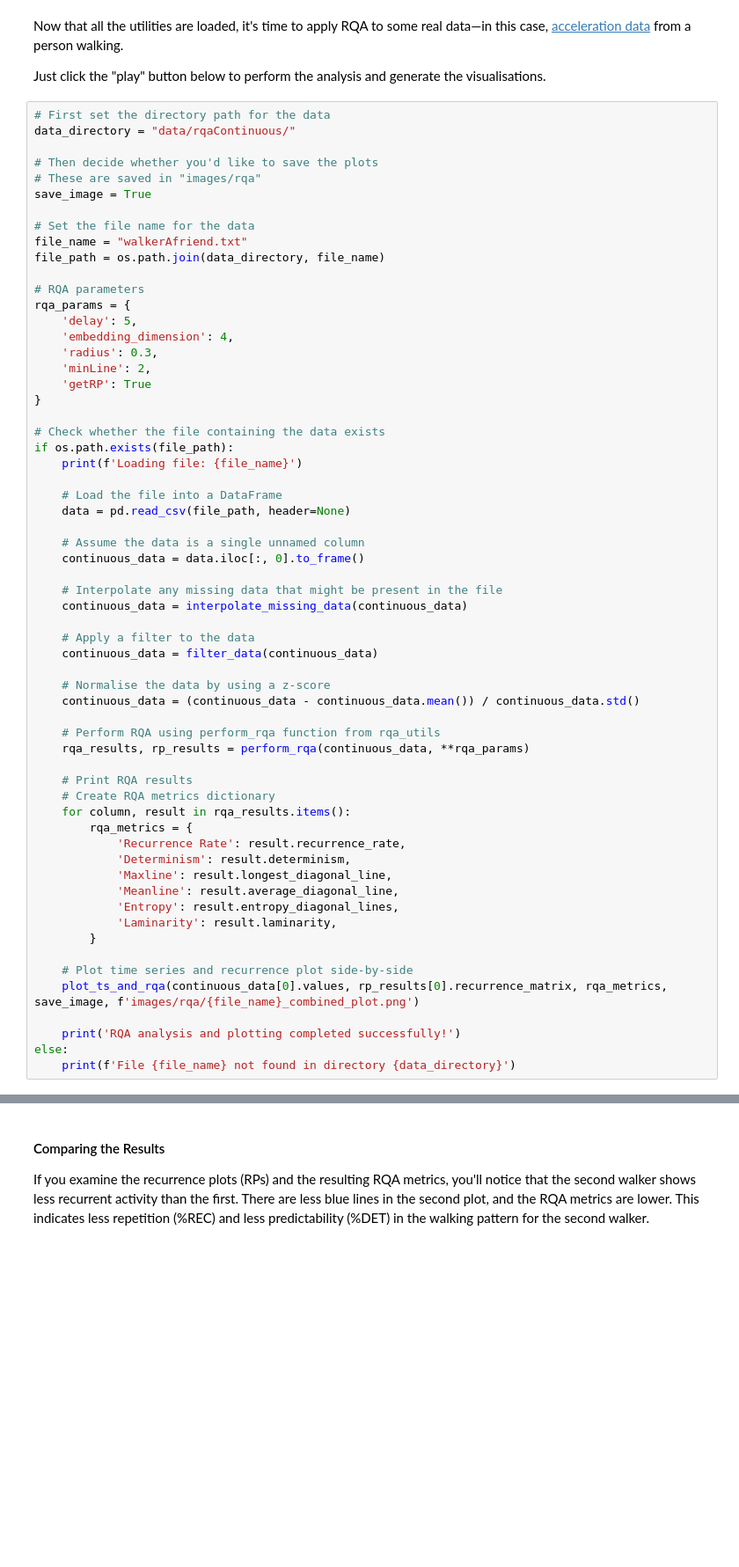
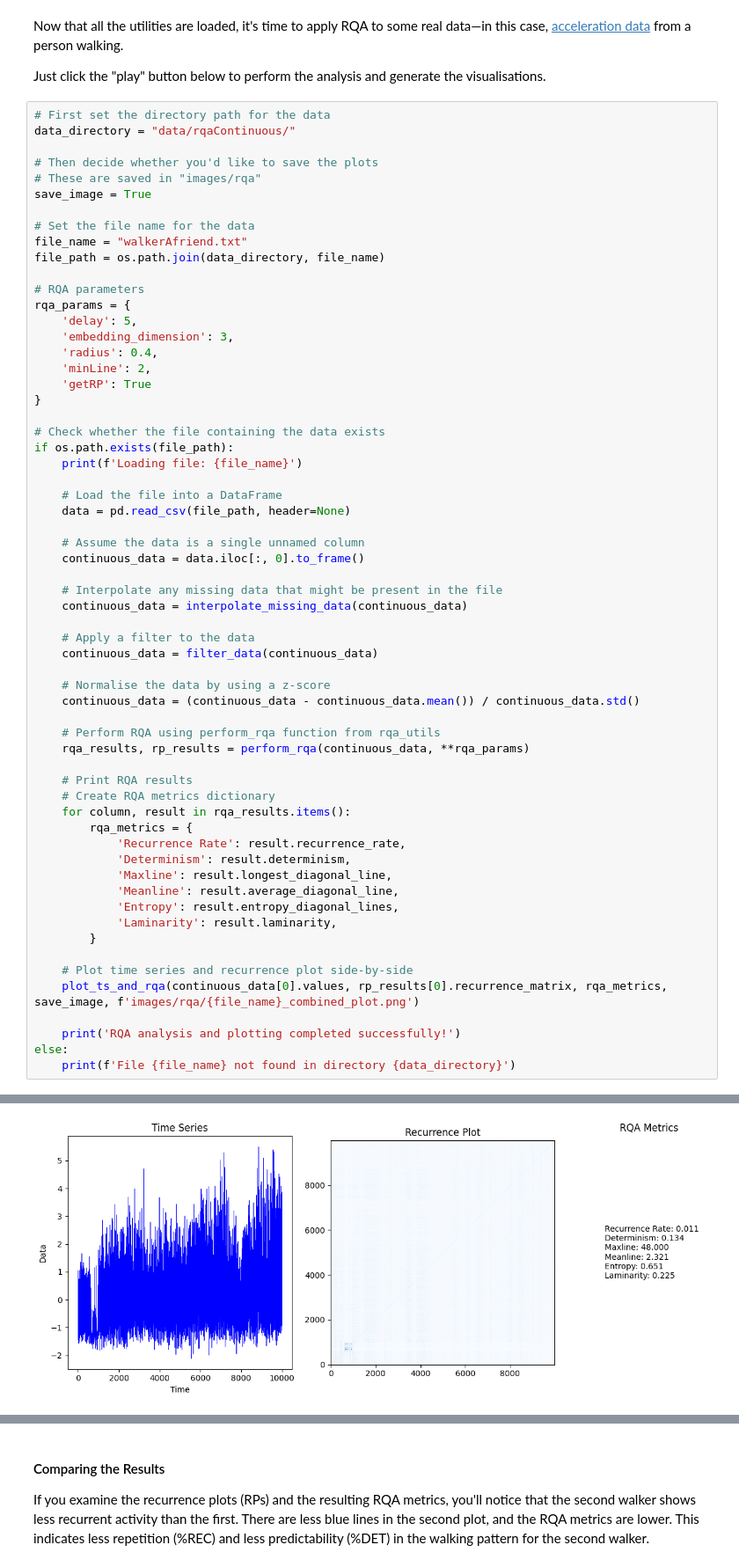
Before and after one commit to xkiwilabs/Linear-NonLinear-TSAnalysis, a Jupyter notebook: rqaContinuous.ipynb, the cells around one changed output, grey strips where cells are left out. Shown at 88% size. Saved outputs shown, nothing was run; the diff lists cells and outputs as text; blank space fills up the shorter version.

```diff
--- a/rqaContinuous.ipynb
+++ b/rqaContinuous.ipynb
@@ -50,8 +51,8 @@ file_path = os.path.join(data_directory, file_name)
 # RQA parameters
 rqa_params = {
     'delay': 5,
-    'embedding_dimension': 4,
-    'radius': 0.3,
+    'embedding_dimension': 3,
+    'radius': 0.4,
     'minLine': 2,
     'getRP': True
 }
@@ -96,3 +97,4 @@ if os.path.exists(file_path):
     print('RQA analysis and plotting completed successfully!')
 else:
     print(f'File {file_name} not found in directory {data_directory}')
+# %% [output]
@@ -98,0 +102 @@ else:
+[figure, added]
```
Also changed, not shown: parts of 4 cells of this notebook, 13 other files.
